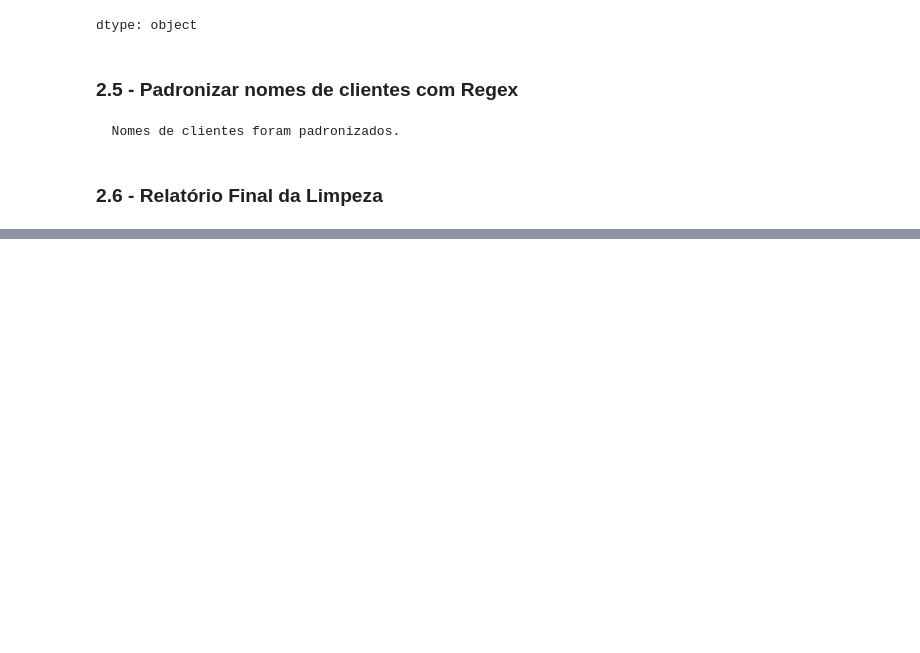
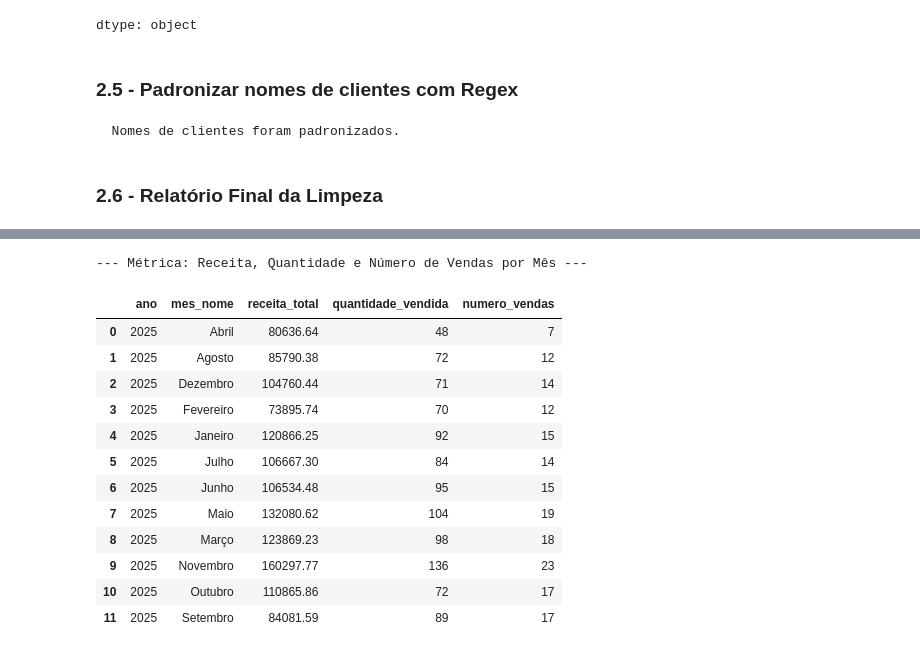
Before and after one commit to nemseibr/SCTEC2026.SALESINSIGHT.PY, a Jupyter notebook: SCTEC2026.SALESINSIGHT/PROJETO_SALESINSIGHT/salesinsight.ipynb, the cells around one changed output, grey strips where cells are left out. Drawn from its saved outputs; the diff is of its cells as text; code cells hidden in the pictures; blank space fills up the shorter version.

Commit message:
Terceiro commit
- Colunas derivadas
- Métricas utilizando groupby

```diff
--- a/SCTEC2026.SALESINSIGHT/PROJETO_SALESINSIGHT/salesinsight.ipynb
+++ b/SCTEC2026.SALESINSIGHT/PROJETO_SALESINSIGHT/salesinsight.ipynb
@@ -319,0 +356,4 @@ Primeiros 5 registros do DataFrame limpo:
+# %%
+df_limpo['mes'] = df_limpo['data_venda'].dt.month
+df_limpo['ano'] = df_limpo['data_venda'].dt.year
+print("Colunas 'mes' e 'ano' extraídas da 'data_venda'.")
@@ -319,0 +398,3 @@ Primeiros 5 registros do DataFrame limpo:
+# %%
+df_limpo['trimestre'] = 'Q' + df_limpo['data_venda'].dt.quarter.astype(str)
+print("Coluna 'trimestre' criada.")
@@ -319,0 +443,34 @@ Primeiros 5 registros do DataFrame limpo:
+# %%
+def calcular_metricas(df):
+    metricas = {}
+
+    # 4.1 Receita total, quantidade vendida e número de vendas por mês
+    # Usando 'mes' e 'ano' para ordenar corretamente e 'mes_nome' para exibição
+    metricas['por_mes'] = df.groupby(['ano', 'mes_nome']).agg(
+        receita_total=('receita_total', 'sum'),
+        quantidade_vendida=('quantidade', 'sum'),
+        numero_vendas=('id_venda', 'count')
+    ).reset_index().sort_values(by=['ano', 'mes_nome'])
+
+    # 4.2 Receita total por produto (Top 5, em ordem decrescente)
+    metricas['top_produtos'] = df.groupby('produto').agg(
+        receita_total=('receita_total', 'sum')
+    ).reset_index().sort_values(by='receita_total', ascending=False).head(5)
+
+    # 4.3 Receita total por categoria
+    metricas['por_categoria'] = df.groupby('categoria').agg(
+        receita_total=('receita_total', 'sum')
+    ).reset_index().sort_values(by='receita_total', ascending=False)
+
+    # 4.4 Receita total e ticket médio por região
+    metricas['por_regiao'] = df.groupby('regiao').agg(
+        receita_total=('receita_total', 'sum'),
+        # Ticket médio é a receita total dividida pelo número de vendas na região
+        ticket_medio=('receita_total', 'mean')
+    ).reset_index().sort_values(by='receita_total', ascending=False)
+
+    return metricas
+
+# Calcular as métricas uma vez
+metricas_agregadas = calcular_metricas(df_limpo)
+print("Métricas agregadas calculadas e armazenadas em 'metricas_agregadas'.")
@@ -319,0 +483,18 @@ Primeiros 5 registros do DataFrame limpo:
+# %%
+print("\n--- Métrica: Receita, Quantidade e Número de Vendas por Mês ---")
+display(metricas_agregadas['por_mes'])
+# %% [output]
+--- Métrica: Receita, Quantidade e Número de Vendas por Mês ---
+|  | ano | mes_nome | receita_total | quantidade_vendida | numero_vendas |
+| 0 | 2025 | Abril | 80636.64 | 48 | 7 |
+| 1 | 2025 | Agosto | 85790.38 | 72 | 12 |
+| 2 | 2025 | Dezembro | 104760.44 | 71 | 14 |
+| 3 | 2025 | Fevereiro | 73895.74 | 70 | 12 |
+| 4 | 2025 | Janeiro | 120866.25 | 92 | 15 |
+| 5 | 2025 | Julho | 106667.30 | 84 | 14 |
+| 6 | 2025 | Junho | 106534.48 | 95 | 15 |
+| 7 | 2025 | Maio | 132080.62 | 104 | 19 |
+| 8 | 2025 | Março | 123869.23 | 98 | 18 |
+| 9 | 2025 | Novembro | 160297.77 | 136 | 23 |
+| 10 | 2025 | Outubro | 110865.86 | 72 | 17 |
+| 11 | 2025 | Setembro | 84081.59 | 89 | 17 |
```
Also changed, not shown: parts of 28 cells of this notebook.
